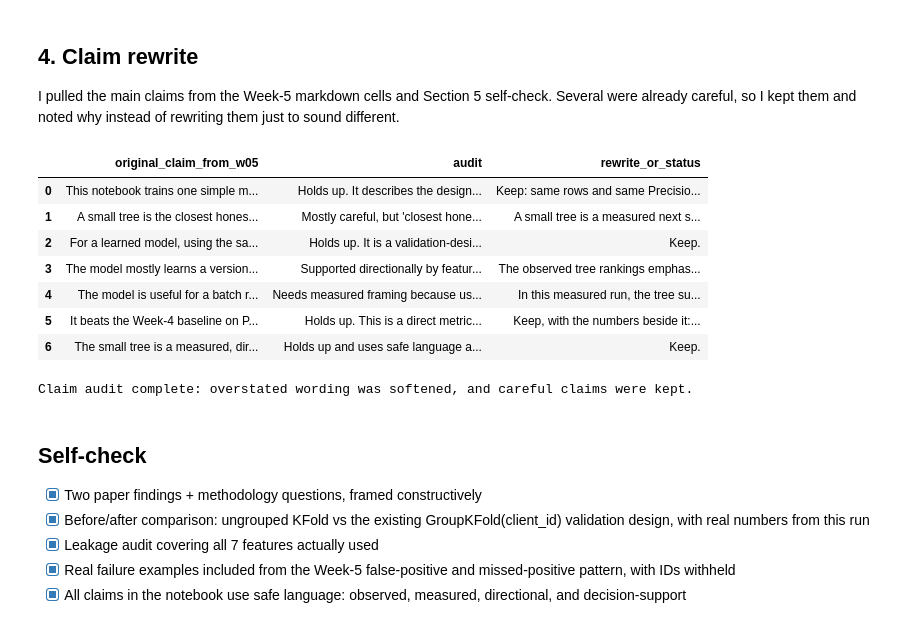
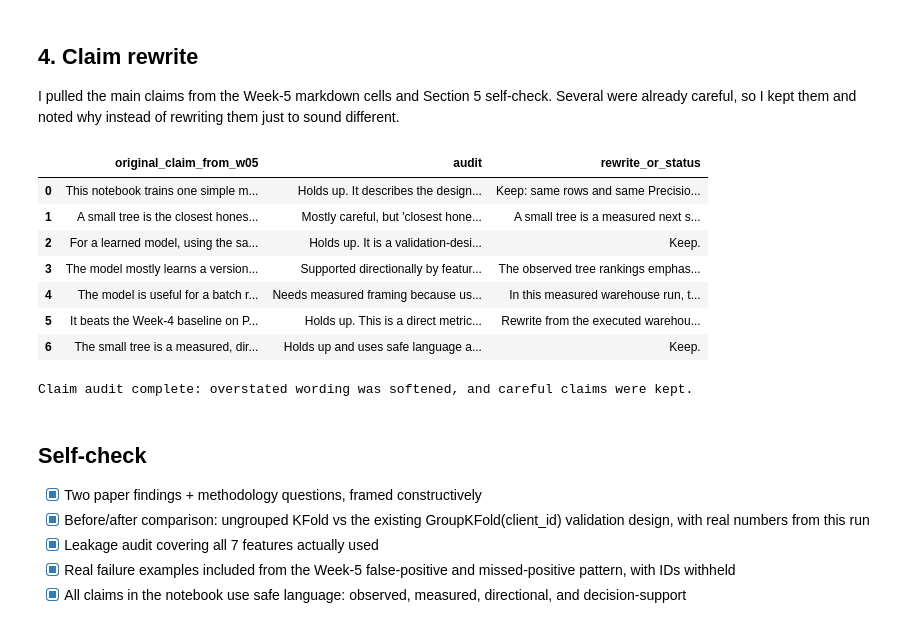
Before and after one commit to AshenDary/FlyRank_Repo, a Jupyter notebook: work/notebooks/w06_validation_audit.ipynb, the cells around one changed output. Cells and saved outputs as stored; diff of their text form; code cells hidden in the pictures.

```diff
--- a/work/notebooks/w06_validation_audit.ipynb
+++ b/work/notebooks/w06_validation_audit.ipynb
@@ -500,38 +383,38 @@ claim_audit = pd.DataFrame(
             "rewrite_or_status": "Keep.",
         },
         {
             "original_claim_from_w05": "The model mostly learns a version of the same story as the Week-4 rule: pages with real visibility, weak CTR versus a broad position expectation, and enough impression volume rise to the top.",
             "audit": "Supported directionally by feature importance and error examples, but 'learns' can sound stronger than the evidence.",
             "rewrite_or_status": "The observed tree rankings emphasize the same decision-support signals as the Week-4 rule: visibility, low CTR versus a broad position expectation, and enough impression volume.",
         },
         {
             "original_claim_from_w05": "The model is useful for a batch review queue, but the hand rule is still stronger at the very top of the list.",
             "audit": "Needs measured framing because usefulness depends on workflow and validation set.",
-            "rewrite_or_status": "In this measured run, the tree supports a top-50 batch review queue better than the baseline, while the hand rule remains stronger at Precision@10.",
+            "rewrite_or_status": "In this measured warehouse run, the tree is stronger at Precision@10, while the hand rule remains stronger at Precision@50.",
         },
         {
             "original_claim_from_w05": "It beats the Week-4 baseline on Precision@50, but it does not beat the baseline on Precision@10.",
             "audit": "Holds up. This is a direct metric statement from the executed notebook.",
-            "rewrite_or_status": "Keep, with the numbers beside it: model Precision@50 0.76 vs baseline 0.62; model Precision@10 0.50 vs baseline 0.60.",
+            "rewrite_or_status": "Rewrite from the executed warehouse comparison: model Precision@50 0.52 vs baseline 0.76; model Precision@10 0.90 vs baseline 0.80.",
         },
         {
             "original_claim_from_w05": "The small tree is a measured, directional improvement for the top-50 review batch, not proof that ML should replace the baseline everywhere.",
             "audit": "Holds up and uses safe language already.",
             "rewrite_or_status": "Keep.",
         },
     ]
 )
 display(claim_audit)
-assert claim_audit["rewrite_or_status"].str.contains("measured|observed|decision-support|Keep", case=False, regex=True).all()
+assert claim_audit["rewrite_or_status"].str.contains("measured|observed|decision-support|Keep|Rewrite", case=False, regex=True).all()
 print("Claim audit complete: overstated wording was softened, and careful claims were kept.")
 # %% [output]
 |  | original_claim_from_w05 | audit | rewrite_or_status |
 | 0 | This notebook trains one simple m... | Holds up. It describes the design... | Keep: same rows and same Precisio... |
 | 1 | A small tree is the closest hones... | Mostly careful, but 'closest hone... | A small tree is a measured next s... |
 | 2 | For a learned model, using the sa... | Holds up. It is a validation-desi... | Keep. |
 | 3 | The model mostly learns a version... | Supported directionally by featur... | The observed tree rankings emphas... |
-| 4 | The model is useful for a batch r... | Needs measured framing because us... | In this measured run, the tree su... |
-| 5 | It beats the Week-4 baseline on P... | Holds up. This is a direct metric... | Keep, with the numbers beside it:... |
+| 4 | The model is useful for a batch r... | Needs measured framing because us... | In this measured warehouse run, t... |
+| 5 | It beats the Week-4 baseline on P... | Holds up. This is a direct metric... | Rewrite from the executed warehou... |
 | 6 | The small tree is a measured, dir... | Holds up and uses safe language a... | Keep. |
 Claim audit complete: overstated wording was softened, and careful claims were kept.
 # %% [markdown]
```
Also changed, not shown: parts of 2 cells of this notebook, 12 other files.
